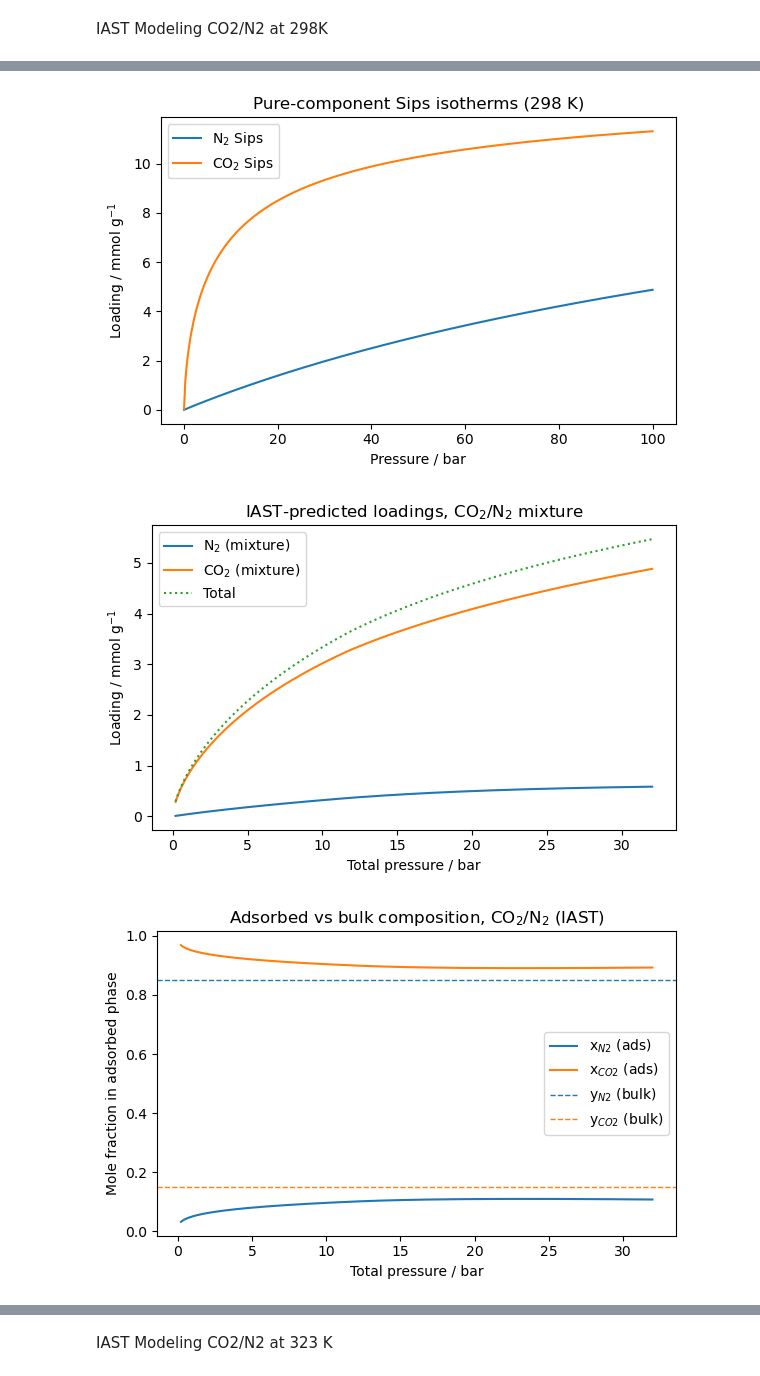
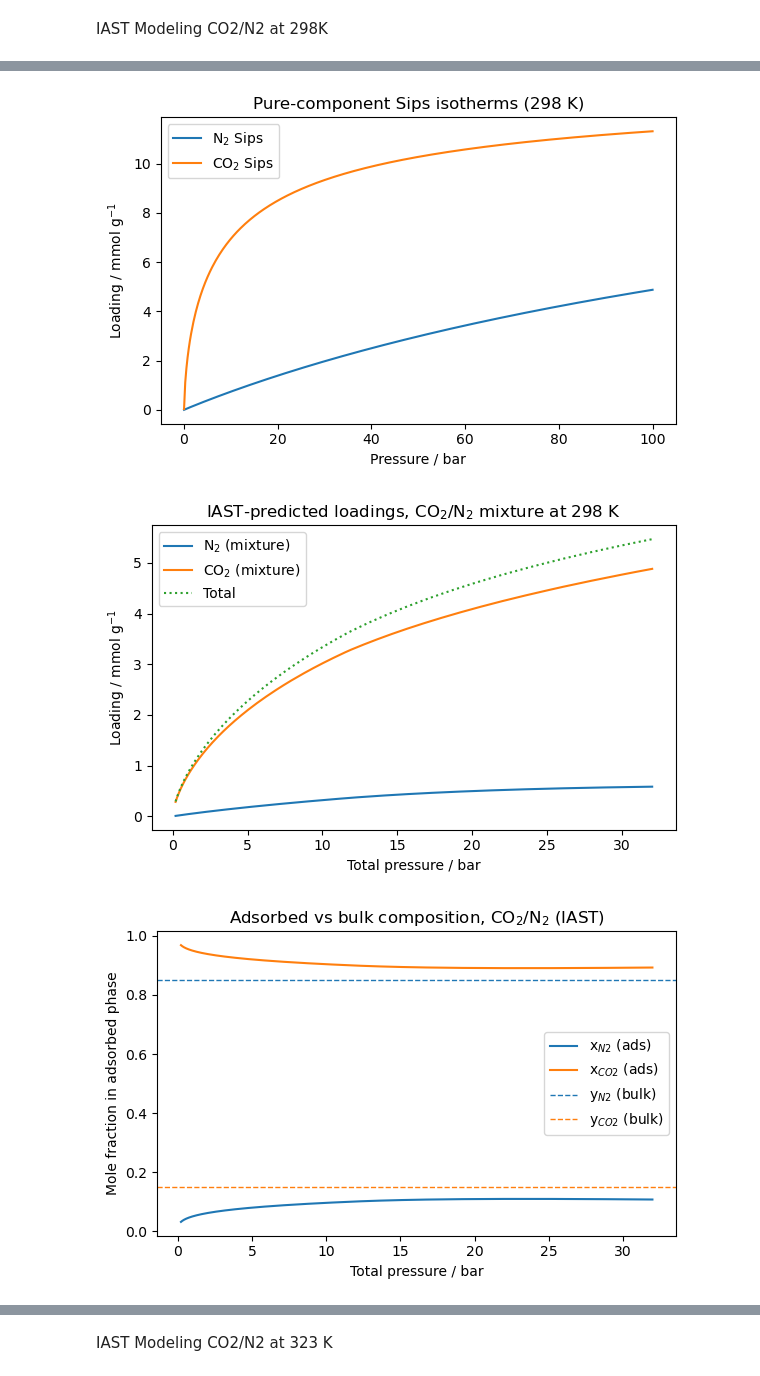
Before and after one commit to gabyralma/Scripts-for-gas-adsorption-isotherms-fitting-and-multivariate-analysis, a Jupyter notebook: pythonIAST.ipynb, the cells around one changed output, grey strips where cells are left out. Cells and saved outputs as stored; diff of their text form; code cells hidden in the pictures.

```diff
--- a/pythonIAST.ipynb
+++ b/pythonIAST.ipynb
@@ -62,7 +64,7 @@ x_ads_1bar = q_1bar / N_tot_1bar
 
 select_CO2_N2_1bar = (x_ads_1bar[1] / x_ads_1bar[0]) / (y_bulk[1] / y_bulk[0])
 
-print("=== IAST at 1 bar, y = [N2 0.85, CO2 0.15] ===")
+print("=== IAST at 298 K, 1 bar, y = [N2 0.85, CO2 0.15] ===")
 print(f"Total loading        : {N_tot_1bar:.2f} mmol g⁻¹")
 print(f"Adsorbed fractions   : N2 {x_ads_1bar[0]:.3f} | CO2 {x_ads_1bar[1]:.3f}")
 print(f"Selectivity CO2/N2   : {select_CO2_N2_1bar:.1f}")
@@ -102,8 +104,8 @@ for P in P_tot_grid:
     )
 
 df_iast = pd.DataFrame(records)
-df_iast.to_csv("IAST_CO2_N2_results.csv", index=False)
-print("Saved IAST results to: IAST_CO2_N2_results.csv")
+df_iast.to_csv("IAST_CO2_N2_298K_results.csv", index=False)
+print("Saved IAST results to: IAST_CO2_N2_298K_results.csv")
 
 # ----- 6. Plotting on LINEAR axes + saving figures ----------------
 
@@ -124,7 +126,7 @@ plt.xlabel("Pressure / bar")
 plt.ylabel("Loading / mmol g$^{-1}$")
 plt.legend()
 plt.title("Pure-component Sips isotherms (298 K)")
-save_and_show("pure_isotherms_CO2_N2")
+save_and_show("pure_isotherms_CO2_N2_298K")
 
 # 6b. Mixture component loadings vs total pressure
 plt.figure(figsize=(6, 4))
@@ -134,8 +136,8 @@ plt.plot(df_iast["P_tot_bar"], df_iast["q_tot_mmol_g"], label="Total", linestyle
 plt.xlabel("Total pressure / bar")
 plt.ylabel("Loading / mmol g$^{-1}$")
 plt.legend()
-plt.title("IAST-predicted loadings, CO$_2$/N$_2$ mixture")
-save_and_show("IAST_loadings_CO2_N2")
+plt.title("IAST-predicted loadings, CO$_2$/N$_2$ mixture at 298 K")
+save_and_show("IAST_loadings_CO2_N2_298K")
 
 # 6c. Adsorbed phase composition vs pressure
 plt.figure(figsize=(6, 4))
@@ -147,7 +149,7 @@ plt.xlabel("Total pressure / bar")
 plt.ylabel("Mole fraction in adsorbed phase")
 plt.legend()
 plt.title("Adsorbed vs bulk composition, CO$_2$/N$_2$ (IAST)")
-save_and_show("IAST_composition_CO2_N2")
+save_and_show("IAST_composition_CO2_N2_298K")
 
 # 6d. Selectivity vs pressure
 plt.figure(figsize=(6, 4))
@@ -156,11 +158,11 @@ plt.xlabel("Total pressure / bar")
 plt.ylabel("Selectivity $S_{CO2/N2}$")
 plt.title("IAST CO$_2$/N$_2$ selectivity vs pressure")
 plt.grid(True, linestyle=":", linewidth=0.5)
-save_and_show("IAST_selectivity_CO2_N2")
+save_and_show("IAST_selectivity_CO2_N2_298K")
 
 print("Saved figures:")
-print("  pure_isotherms_CO2_N2.png")
-print("  IAST_loadings_CO2_N2.png")
-print("  IAST_composition_CO2_N2.png")
-print("  IAST_selectivity_CO2_N2.png")
+print("  pure_isotherms_CO2_N2_298K.png")
+print("  IAST_loadings_CO2_N2_298K.png")
+print("  IAST_composition_CO2_N2_298K.png")
+print("  IAST_selectivity_CO2_N2_298K.png")
 # %% [output]
@@ -184,5 +186,5 @@ Saved IAST results to: IAST_CO2_N2_results.csv
 [figure]
-[figure, old version]
+[figure, new version]
 [figure]
 [figure]
 Saved figures:
```
Also changed, not shown: parts of 6 cells of this notebook.
